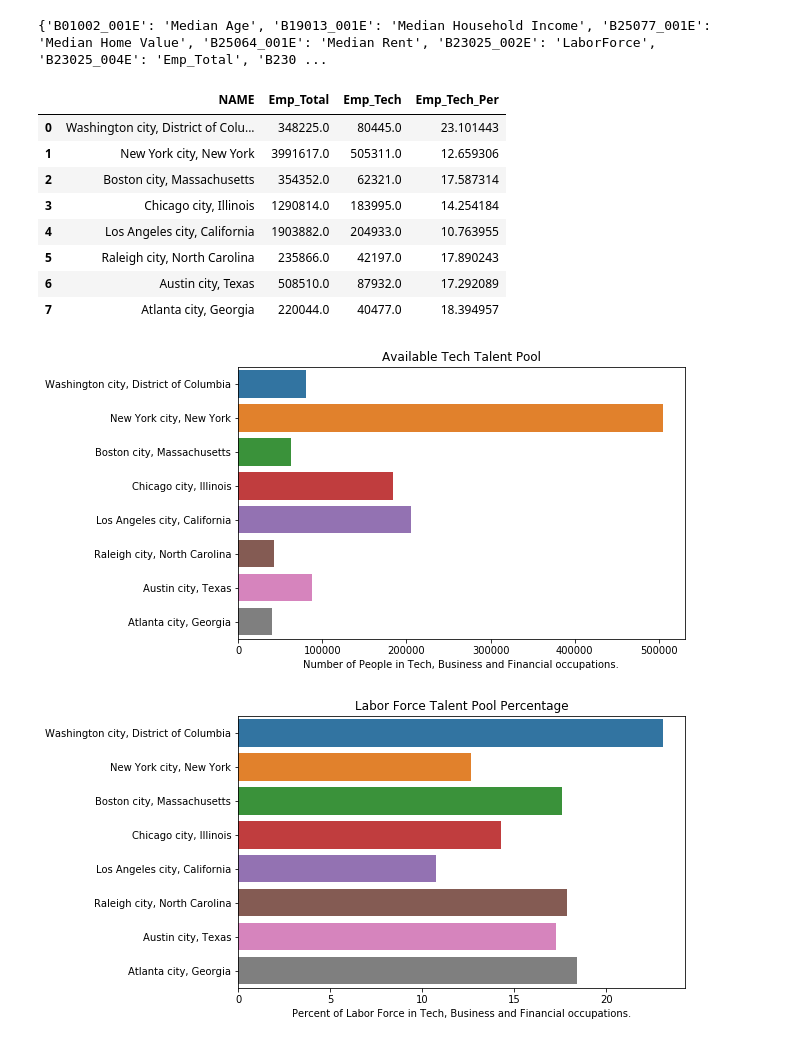
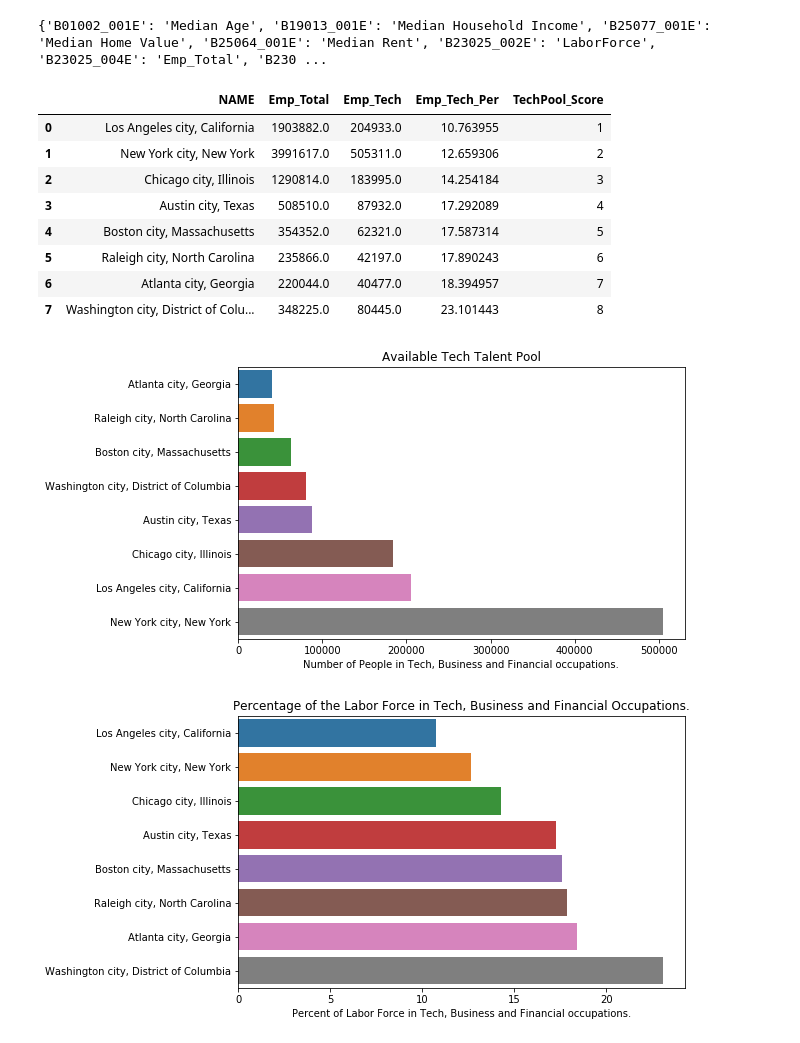
Before and after one commit to indranik/BC_Project1, a Jupyter notebook: Indu_Demographics.ipynb, the cells around one changed output. Saved outputs shown, nothing was run; the diff lists cells and outputs as text; code cells hidden in the pictures.

```diff
--- a/Indu_Demographics.ipynb
+++ b/Indu_Demographics.ipynb
@@ -88,38 +88,44 @@ laborForceDF['Emp_Tech'] = laborForceDF['Emp_Comp_Math_Female']+laborForceDF['Em
 
 laborForceDF['Emp_Tech_Per']=(laborForceDF['Emp_Tech']/laborForceDF['Emp_Total'])*100
 laborForceDF = laborForceDF[['NAME','Emp_Total','Emp_Tech','Emp_Tech_Per']]
+# Calculating the TechPool based on Percentage of employees in Tech, Business and Financial sectors.
+laborForceDF = laborForceDF.sort_values(by = 'Emp_Tech_Per')
+laborForceDF = laborForceDF.reset_index(drop=True)
+laborForceDF["TechPool_Score"] = laborForceDF.index+1
+
 laborForceDF.head(10)
 # %% [output]
-|  | NAME | Emp_Total | Emp_Tech | Emp_Tech_Per |
-| 0 | Washington city, District of Colu... | 348225.0 | 80445.0 | 23.101443 |
-| 1 | New York city, New York | 3991617.0 | 505311.0 | 12.659306 |
-| 2 | Boston city, Massachusetts | 354352.0 | 62321.0 | 17.587314 |
-| 3 | Chicago city, Illinois | 1290814.0 | 183995.0 | 14.254184 |
-| 4 | Los Angeles city, California | 1903882.0 | 204933.0 | 10.763955 |
-| 5 | Raleigh city, North Carolina | 235866.0 | 42197.0 | 17.890243 |
-| 6 | Austin city, Texas | 508510.0 | 87932.0 | 17.292089 |
-| 7 | Atlanta city, Georgia | 220044.0 | 40477.0 | 18.394957 |
+|  | NAME | Emp_Total | Emp_Tech | Emp_Tech_Per | TechPool_Score |
+| 0 | Los Angeles city, California | 1903882.0 | 204933.0 | 10.763955 | 1 |
+| 1 | New York city, New York | 3991617.0 | 505311.0 | 12.659306 | 2 |
+| 2 | Chicago city, Illinois | 1290814.0 | 183995.0 | 14.254184 | 3 |
+| 3 | Austin city, Texas | 508510.0 | 87932.0 | 17.292089 | 4 |
+| 4 | Boston city, Massachusetts | 354352.0 | 62321.0 | 17.587314 | 5 |
+| 5 | Raleigh city, North Carolina | 235866.0 | 42197.0 | 17.890243 | 6 |
+| 6 | Atlanta city, Georgia | 220044.0 | 40477.0 | 18.394957 | 7 |
+| 7 | Washington city, District of Colu... | 348225.0 | 80445.0 | 23.101443 | 8 |
 # %%
 # Plotting Talent pool
+laborForceDF = laborForceDF.sort_values(by='Emp_Tech')
 plt.figure(figsize=(8,5))
 sns.barplot(y='NAME',x='Emp_Tech',data=laborForceDF)
 plt.xlabel("Number of People in Tech, Business and Financial occupations.")
 plt.ylabel("")
 plt.title("Available Tech Talent Pool")
 plt.show()
 # %% [output]
-[figure, old version]
+[figure, new version]
 # %%
 
 plt.figure(figsize=(8,5))
-
+laborForceDF = laborForceDF.sort_values(by='Emp_Tech_Per')
 sns.barplot(y='NAME',x='Emp_Tech_Per',data=laborForceDF)
 plt.xlabel("Percent of Labor Force in Tech, Business and Financial occupations.")
 plt.ylabel("")
-plt.title("Labor Force Talent Pool Percentage")
+plt.title("Percentage of the Labor Force in Tech, Business and Financial Occupations.")
 plt.show()
 # %% [output]
-[figure, old version]
+[figure, new version]
 # %%
 #Educational Attainment Statistics
 
```
Also changed, not shown: parts of 11 cells of this notebook, 1 other file.
